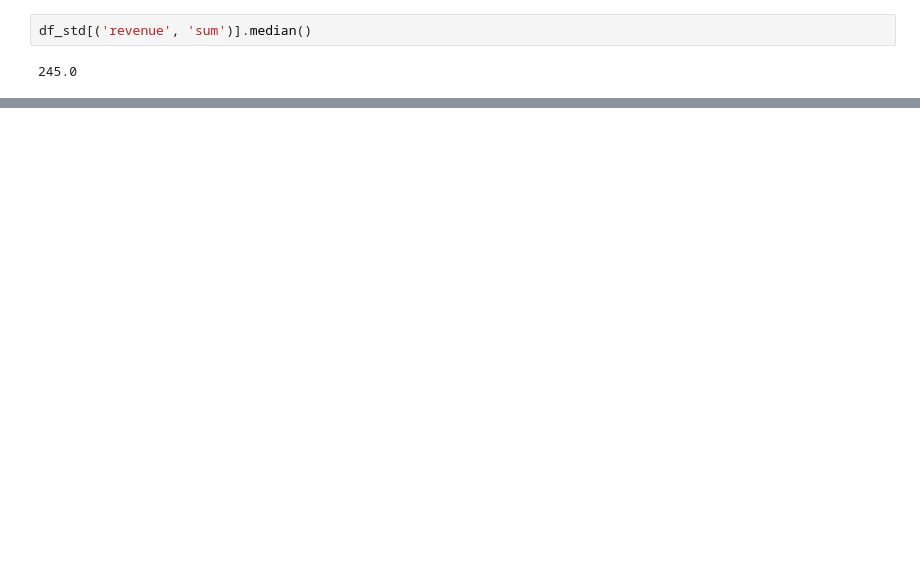
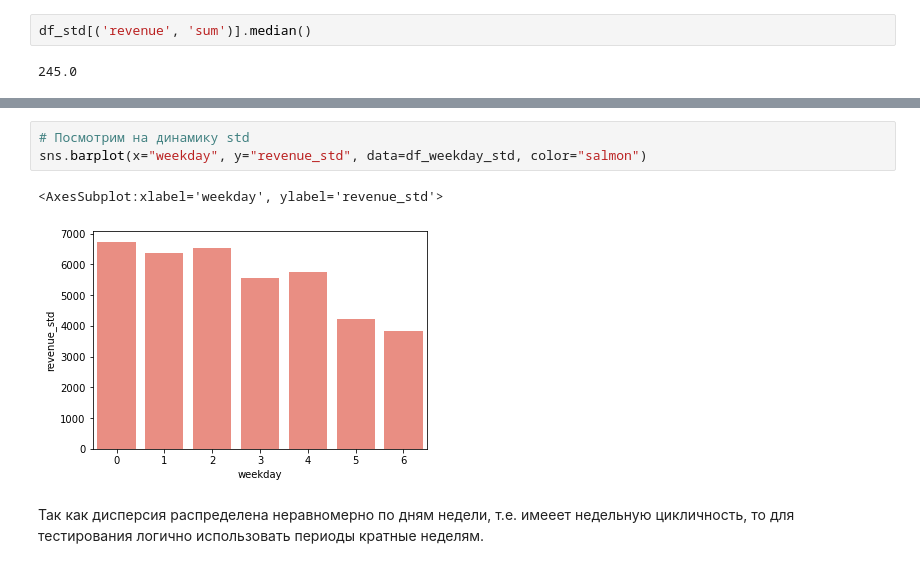
Before and after one commit to zorkateam/omd, a Jupyter notebook: exp/Home_task_3-3.ipynb, the cells around one changed output, grey strips where cells are left out. Saved outputs shown, nothing was run; the diff lists cells and outputs as text; blank space fills up the shorter version.

```diff
--- a/exp/Home_task_3-3.ipynb
+++ b/exp/Home_task_3-3.ipynb
@@ -329,0 +378,8 @@ df_std.head()
+# %%
+# Посмотрим на динамику std
+sns.barplot(x="weekday", y="revenue_std", data=df_weekday_std, color="salmon")
+# %% [output]
+<AxesSubplot:xlabel='weekday', ylabel='revenue_std'>
+[figure, added]
+# %% [markdown]
+Так как дисперсия распределена неравномерно по дням недели, т.е. имееет недельную цикличность, то для тестирования логично использовать периоды кратные неделям.
```
Also changed, not shown: parts of 26 cells of this notebook.
